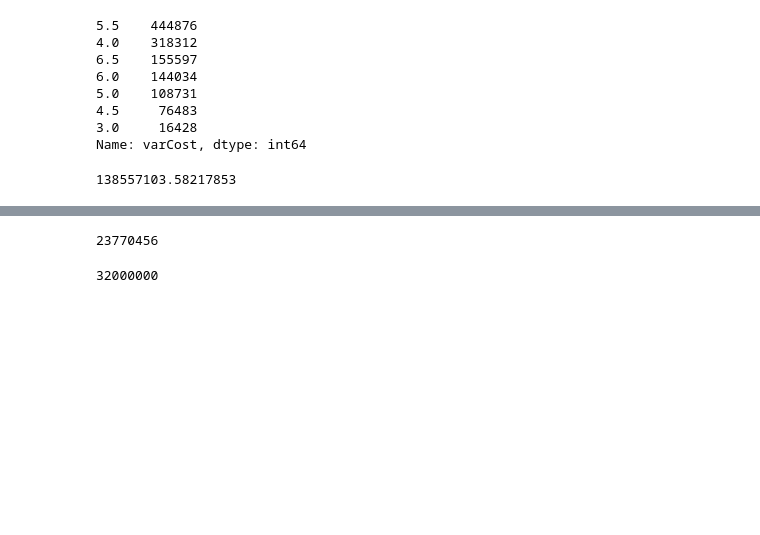
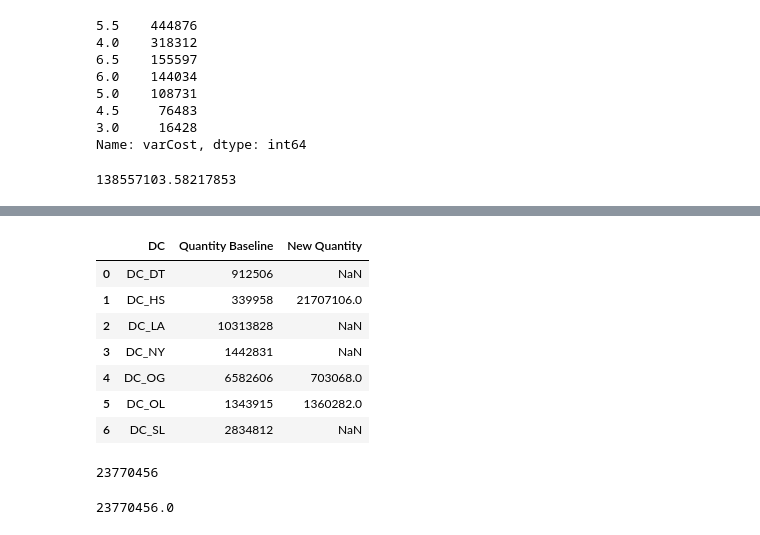
Before and after one commit to pszkilnyk/skittles, a Jupyter notebook: final.ipynb, the cells around one changed output, grey strips where cells are left out. Cells and saved outputs as stored; diff of their text form; code cells hidden in the pictures; blank space fills up the shorter version.

```diff
--- a/final.ipynb
+++ b/final.ipynb
@@ -640,7 +653,7 @@ po['varCost'][po['tv4'] == po['min']] = ih.iloc[3]
 po['varCost'][po['tv5'] == po['min']] = ih.iloc[4]
 po['varCost'][po['tv6'] == po['min']] = ih.iloc[5]
 po['varCost'][po['tv7'] == po['min']] = ih.iloc[6]
-pd.merge(po, varCost, on='varCost')
+po = pd.merge(po, varCost, on='varCost')
 # %% [output]
 A value is trying to be set on a copy of a slice from a DataFrame
 
@@ -670,0 +666,8 @@ See the caveats in the documentation: http://pandas.pydata.org/pandas-docs/stabl
+# %%
+t23=po.groupby('DC').sum()
+t23=t23.iloc[:,1]
+t23=pd.DataFrame(data=t23)
+t23=t23.reset_index()
+t23
+#countP = custDem['Product'].unique()
+#dataframe=pd.DataFrame(countP)
@@ -670,0 +707,6 @@ See the caveats in the documentation: http://pandas.pydata.org/pandas-docs/stabl
+# %%
+t22=mo.groupby('DC').sum()
+t22=t22.iloc[:,4]
+t22=pd.DataFrame(data=t22)
+t22=t22.reset_index()
+t22
@@ -671 +722,14 @@ See the caveats in the documentation: http://pandas.pydata.org/pandas-docs/stabl
+# %%
+comp1=pd.merge(t22,t23, on='DC', how='outer')
+comp1.columns=['DC', 'Quantity Baseline', 'New Quantity']
+comp1
+# %% [output]
+|  | DC | Quantity Baseline | New Quantity |
+| 0 | DC_DT | 912506 | NaN |
+| 1 | DC_HS | 339958 | 21707106.0 |
+| 2 | DC_LA | 10313828 | NaN |
+| 3 | DC_NY | 1442831 | NaN |
+| 4 | DC_OG | 6582606 | 703068.0 |
+| 5 | DC_OL | 1343915 | 1360282.0 |
+| 6 | DC_SL | 2834812 | NaN |
 # %%
@@ -673,6 +737,6 @@ po['Quantity'].sum()
 # %% [output]
 23770456
-# %%
-cap['cap'].sum()
-# %% [output]
-32000000
+# %%
+comp1['New Quantity'].sum()
+# %% [output]
+23770456.0
```
Also changed, not shown: parts of 21 cells of this notebook.
